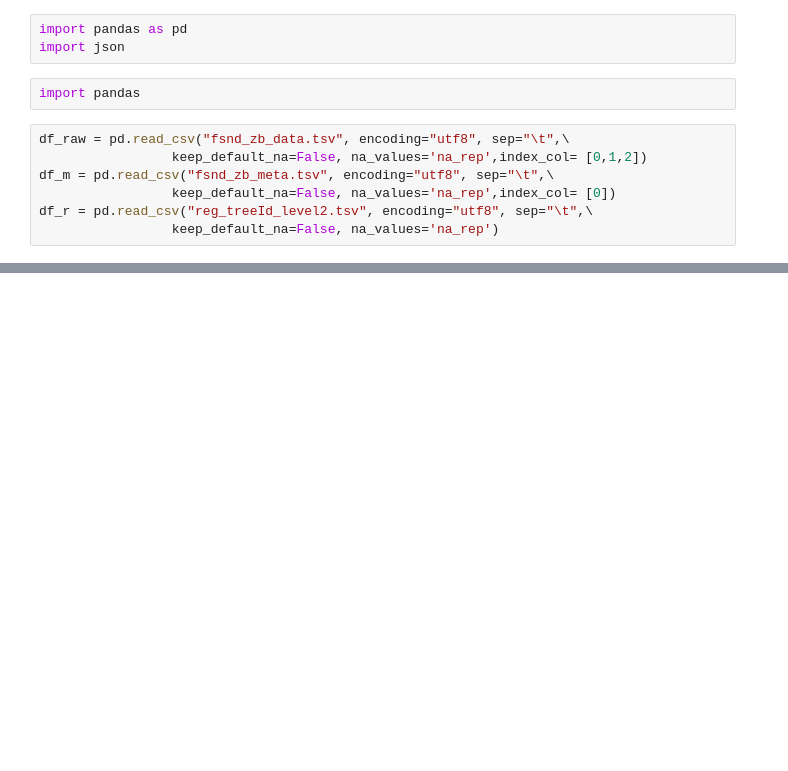
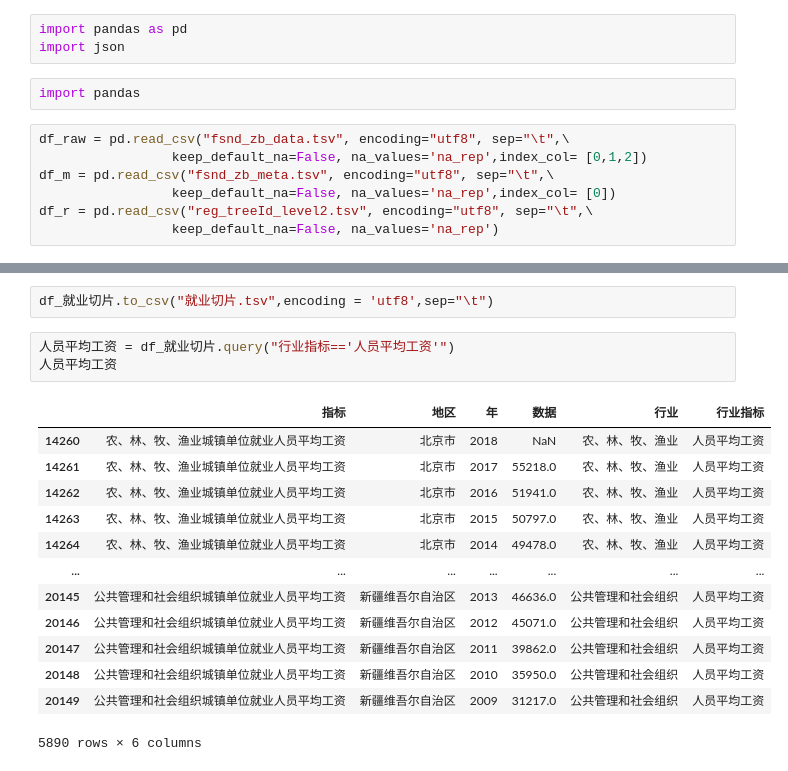
Before and after one commit to liuyu19/python_pandas, a Jupyter notebook: Spring20_Pandas/20春_pandas_week06_try/Untitled.ipynb, the cells around one changed output, grey strips where cells are left out. Saved outputs shown, nothing was run; the diff lists cells and outputs as text; blank space fills up the shorter version.

```diff
--- a/Spring20_Pandas/20春_pandas_week06_try/Untitled.ipynb
+++ b/Spring20_Pandas/20春_pandas_week06_try/Untitled.ipynb
@@ -665,0 +825,19 @@ ValueError: not enough values to unpack (expected 2, got 1)
+# %%
+df_就业切片.to_csv("就业切片.tsv",encoding = 'utf8',sep="\t")
+# %%
+人员平均工资 = df_就业切片.query("行业指标=='人员平均工资'")
+人员平均工资
+# %% [output]
+|  | 指标 | 地区 | 年 | 数据 | 行业 | 行业指标 |
+| 14260 | 农、林、牧、渔业城镇单位就业人员平均工资 | 北京市 | 2018 | NaN | 农、林、牧、渔业 | 人员平均工资 |
+| 14261 | 农、林、牧、渔业城镇单位就业人员平均工资 | 北京市 | 2017 | 55218.0 | 农、林、牧、渔业 | 人员平均工资 |
+| 14262 | 农、林、牧、渔业城镇单位就业人员平均工资 | 北京市 | 2016 | 51941.0 | 农、林、牧、渔业 | 人员平均工资 |
+| 14263 | 农、林、牧、渔业城镇单位就业人员平均工资 | 北京市 | 2015 | 50797.0 | 农、林、牧、渔业 | 人员平均工资 |
+| 14264 | 农、林、牧、渔业城镇单位就业人员平均工资 | 北京市 | 2014 | 49478.0 | 农、林、牧、渔业 | 人员平均工资 |
+| ... | ... | ... | ... | ... | ... | ... |
+| 20145 | 公共管理和社会组织城镇单位就业人员平均工资 | 新疆维吾尔自治区 | 2013 | 46636.0 | 公共管理和社会组织 | 人员平均工资 |
+| 20146 | 公共管理和社会组织城镇单位就业人员平均工资 | 新疆维吾尔自治区 | 2012 | 45071.0 | 公共管理和社会组织 | 人员平均工资 |
+| 20147 | 公共管理和社会组织城镇单位就业人员平均工资 | 新疆维吾尔自治区 | 2011 | 39862.0 | 公共管理和社会组织 | 人员平均工资 |
+| 20148 | 公共管理和社会组织城镇单位就业人员平均工资 | 新疆维吾尔自治区 | 2010 | 35950.0 | 公共管理和社会组织 | 人员平均工资 |
+| 20149 | 公共管理和社会组织城镇单位就业人员平均工资 | 新疆维吾尔自治区 | 2009 | 31217.0 | 公共管理和社会组织 | 人员平均工资 |
+5890 rows × 6 columns
```
Also changed, not shown: parts of 44 cells of this notebook, 1 other file.
